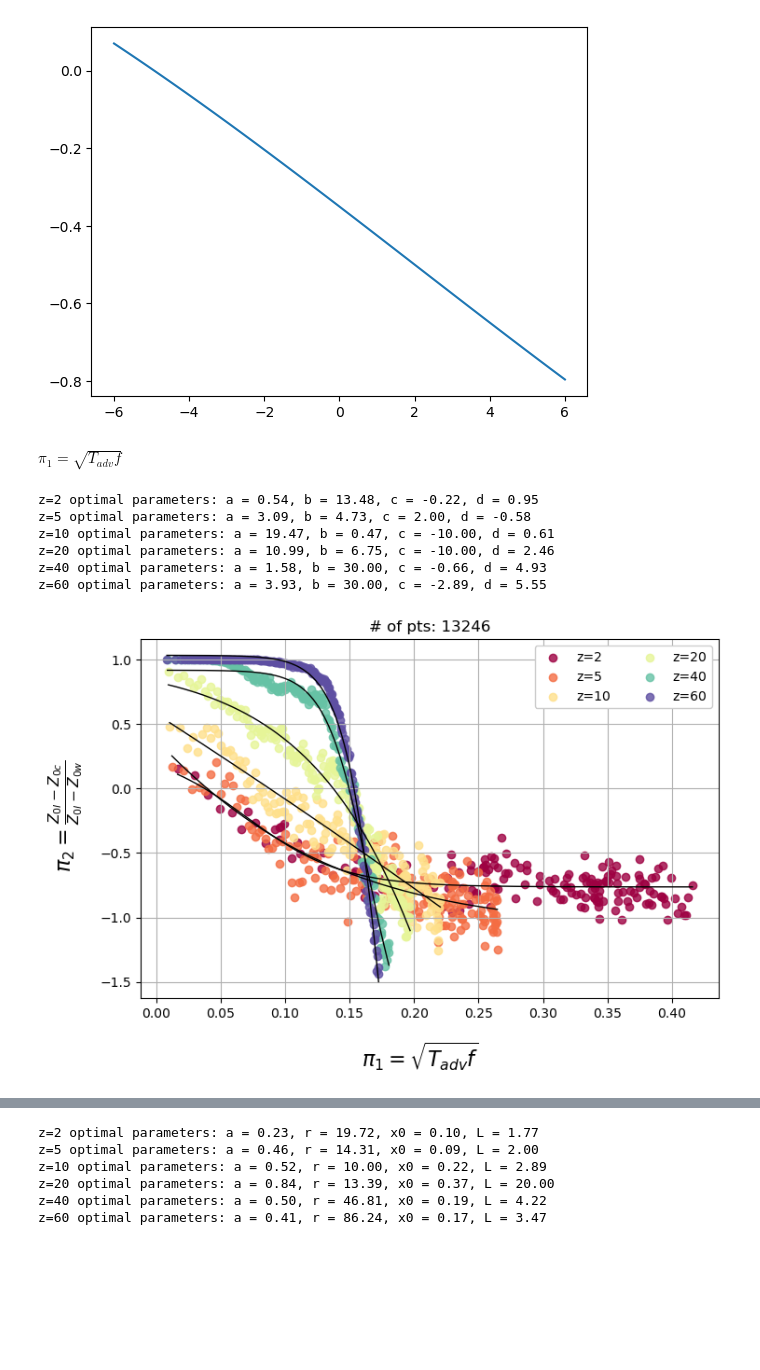
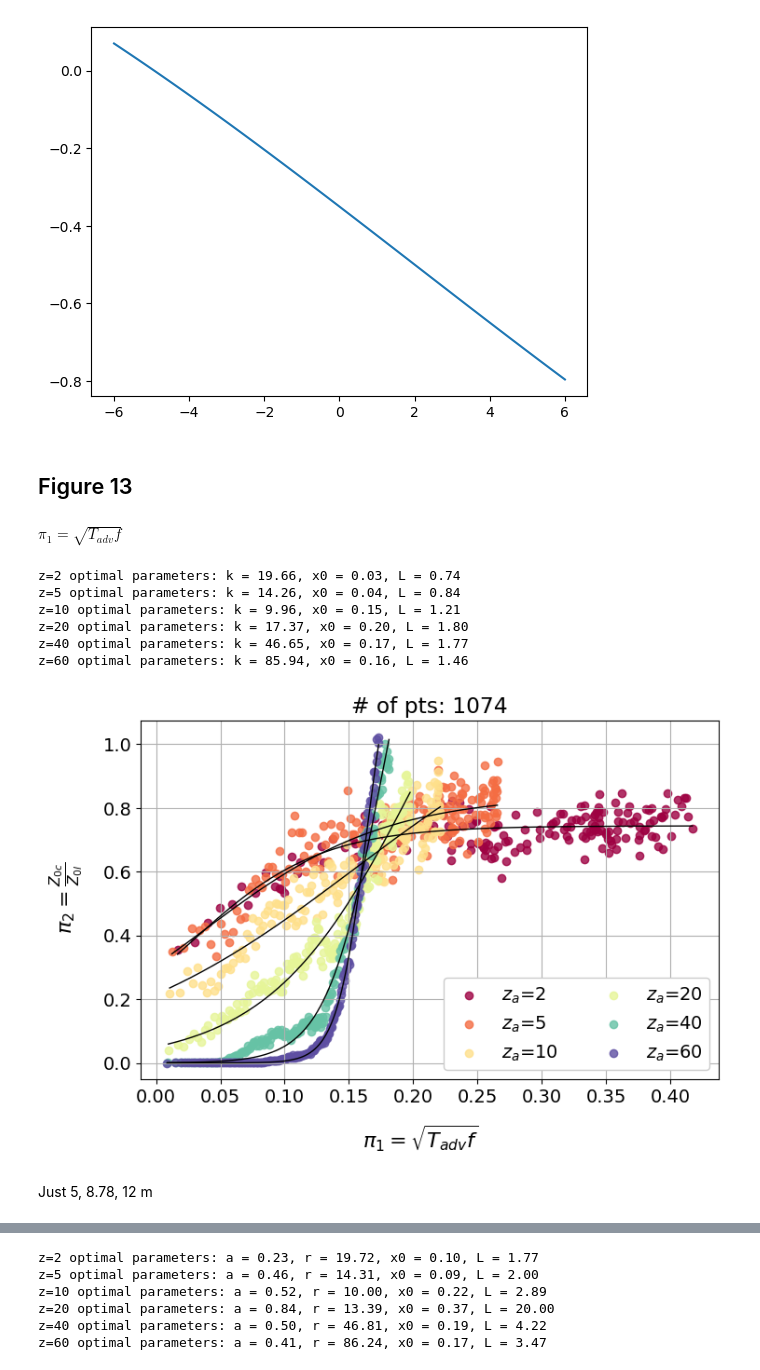
Before and after one commit to jameshlywiak/ABL-surface-layer, a Jupyter notebook: umn_LES.ipynb, the cells around one changed output, grey strips where cells are left out. Saved outputs shown, nothing was run; the diff lists cells and outputs as text; code cells hidden in the pictures; blank space fills up the shorter version.

```diff
--- a/umn_LES.ipynb
+++ b/umn_LES.ipynb
@@ -64,15 +64,14 @@ Data variables: (12/13)
 # %% [markdown]
 ## Diagnostics
 # %%
-
 g = 9.81
 vonk = 0.4
-f = 2*np.sin(36.5*np.pi/180)*(7.29e-5)
+f = 2*np.sin(36.8*np.pi/180)*(7.29e-5)
 
 wsp = (ds.U**2 + ds.V**2 + ds.W**2)**(1/2)
 hwsp = (ds.U**2 + ds.V**2)**(1/2)
 ust = (ds.UpWp**2 + ds.VpWp**2)**(1/4)
-wst = (ds.Height*g*ds.WpTp / ds.T)**(1/3)
+wst3 = (ds.Height*g*ds.WpTp / ds.T)**(1)
 Lob = -(ds.T*ust**3) / (vonk*g*ds.WpTp)
 zL = ds.Height / Lob
 Tadv = np.tile(ds.X_coast.values, (len(ds.Height.values), 1)) / ds.U.values
@@ -89,7 +88,7 @@ z0 = np.transpose(np.tile(ds.Height.values, (len(ds.X_coast.values), 1))) * np.e
 ds['wsp'] = (['Height', 'X_coast'], wsp.values)
 ds['hwsp'] = (['Height', 'X_coast'], hwsp.values)
 ds['ustar'] = (['Height', 'X_coast'], ust.values)
-ds['wstar'] = (['Height', 'X_coast'], wst.values)
+ds['wstar3'] = (['Height', 'X_coast'], wst3.values)
 ds['L_ob'] = (['Height', 'X_coast'], Lob.values)
 ds['zL'] = (['Height', 'X_coast'], zL.values)
 ds['Tadv'] = (['Height', 'X_coast'], Tadv)
@@ -819,10 +1001,13 @@ ax.set_ylim([-2, 1])
 # %% [output]
 (-2.0, 1.0)
 [figure]
+# %% [markdown]
+## Figure 13
 # %% [markdown]
 $\pi_1=\sqrt{T_{adv}f}$
 # %%
 ## select heights
+plt.rcParams.update({'font.size': 14})
 saveplt = 1
 
 qheight = [2, 5, 10, 20, 40, 60]
@@ -832,21 +1017,21 @@ X, Z = np.meshgrid(ds.X_coast, ds.Height)
 
 tke = ds.TKE
 tadv = (X/ds.hwsp)
-z0_land = 0.42
+z0_land = 1
 z0_water = 0
-f = 2*np.sin(36.5*np.pi/180)*(7.29e-5)
+f = 2*np.sin(36.8*np.pi/180)*(7.29e-5)
 
-pi1 = np.sqrt(tadv*f).where(mask, drop=True)
-pi2 = ((z0_land - ds.z0)/(z0_land - z0_water)).where(mask, drop=True)
+pi1 = (np.sqrt(tadv*f)).where(mask, drop=True)
+pi2 = (ds.z0/z0_land).where(mask, drop=True)
 
 N = len(qheight)
 cmap = cm.Spectral
 colors = cmap(np.linspace(0, 1, N))
 
-#lower_bounds = np.array([0, 0, -1, -0.1])
-#upper_bounds = np.array([2, 10, 2, 0.5])
-lower_bounds = np.array([0, -20, -10, -10])
-upper_bounds = np.array([20, 30, 2, 10])
+lower_bounds = np.array([0, -1, 0])
+upper_bounds = np.array([100, 2, 1.8])
+#lower_bounds = np.array([0, -20, -10, -10])
+#upper_bounds = np.array([20, 30, 2, 10])
 
 opts = np.array([
     [0.1, 1, 2, 0],
@@ -858,61 +1043,67 @@ opts = np.array([
     [6, 1, -4, 0],
 ])
 
+opts = np.ones((N,3))
+
 fig, ax = plt.subplots(1,1, figsize=(8,5))
 ax.grid()
 
-popt = np.zeros((len(qheight), 4))
+popt = np.zeros((len(qheight), 3))
+count = 0
 
 for q,h in enumerate(qheight):
     xdata = pi1.interp(Height=h)
     ydata = pi2.interp(Height=h)
-    ax.scatter(xdata, ydata, color=colors[q], label=f'z={h}', alpha=0.8)
+    ax.scatter(xdata, ydata, color=colors[q], label=f'$z_a$={h}', alpha=0.8)
+    count += len(xdata)
 
     # Fit the model to the data
     #initial_guess = [h/(z0_land-z0_water), 1/h, 2]  # Initial guesses for the parameters a and b
     initial_guess = opts[q]  # Initial guesses for the parameters a and b
     kwargs = {'maxfev': 10000, 'bounds': (lower_bounds, upper_bounds)}
-    popt[q,:], pcov = curve_fit(mod_tanh, xdata, ydata, p0=initial_guess, **kwargs)
+    popt[q,:], pcov = curve_fit(logistic, xdata, ydata, p0=initial_guess, **kwargs)
 
     # Extract the optimal parameters
-    print(f"z={h} optimal parameters: a = {popt[q,0]:.2f}, b = {popt[q,1]:.2f}, c = {popt[q,2]:.2f}, d = {popt[q,3]:.2f}")
-    #print(f"z={h} optimal parameters: a = {popt[q,0]:.2f}, b = {popt[q,1]:.2f}, c = {popt[q,2]:.2f}")
+    #print(f"z={h} optimal parameters: a = {popt[q,0]:.2f}, b = {popt[q,1]:.2f}, c = {popt[q,2]:.2f}, d = {popt[q,3]:.2f}")
+    print(f"z={h} optimal parameters: k = {popt[q,0]:.2f}, x0 = {popt[q,1]:.2f}, L = {popt[q,2]:.2f}")
     #print(f"z={h} optimal parameters: a = {popt[q,0]:.2f}, b = {popt[q,1]:.2f}")
     xpts = np.linspace(xdata.min(), xdata.max(), 10000)
     #xpts = np.logspace(-2, 5, 10000)
-    ax.plot(xpts, mod_tanh(xpts, *popt[q,:]), color='k', lw=1)
+    ax.plot(xpts, logistic(xpts, *popt[q,:]), color='k', lw=1)
     #if q>3: ax.plot(xpts, mod_tanh(xpts, 10, b=0.1, c=1, d=0), color=colors[q], ls='--')
 
-ax.set_title(f'# of pts: {pi1.size}')
+ax.set_title(f'# of pts: {count}')
 
 #ax.annotate(r'$\leftarrow$ Lower TKE, Residence time',
 #            (1e-2, -1.8), fontsize=10,
 #            bbox=dict(facecolor='white', edgecolor='black'))
 #ax.annotate(r'Higher TKE, Residence time $\rightarrow$ ',
 #            (8e1, -1.8), fontsize=10,
 #            bbox=dict(facecolor='white', edgecolor='black'))
 #ax.annotate(r'$\leftarrow$ Higher $Z_{0c}$', (2e-3, -1.2),  fontsize=10, rotation='vertical',
 #            bbox=dict(facecolor='white', edgecolor='black'))
 #ax.annotate(r'Lower $Z_{0c} \rightarrow$ ', (2e-3, 0.1),  fontsize=10, rotation='vertical',
 #            bbox=dict(facecolor='white', edgecolor='black'))
 
 fig.supxlabel(r'$\pi_1=\sqrt{T_{adv}f}$', fontsize=16, y=-0.05)
-fig.supylabel(r'$\pi_2=\frac{Z_{0l}-Z_{0c}}{Z_{0l}-Z_{0w}}$', fontsize=16, x=0)
+fig.supylabel(r'$\pi_2=\frac{Z_{0c}}{Z_{0l}}$', fontsize=16, x=0)
 
 #ax.set_xscale('log')
 #ax.set_yscale('log')
 #ax.set_ylim([-2, 1.4])
 #ax.set_xlim([1e-3, 1e5])
 ax.legend(ncol=2, framealpha=1, fontsize='medium')
 
 if saveplt == 1:
     fig.savefig('z0_pi_sim_tadvf.png', dpi=200, bbox_inches='tight')
-    fig.savefig('z0_pi_sim_tadvf.pdf', dpi=200)
+    fig.savefig('z0_pi_sim_tadvf.pdf', bbox_inches='tight')
 # %% [output]
-z=2 optimal parameters: a = 0.54, b = 13.48, c = -0.22, d = 0.95
-z=5 optimal parameters: a = 3.09, b = 4.73, c = 2.00, d = -0.58
-z=10 optimal parameters: a = 19.47, b = 0.47, c = -10.00, d = 0.61
-z=20 optimal parameters: a = 10.99, b = 6.75, c = -10.00, d = 2.46
-z=40 optimal parameters: a = 1.58, b = 30.00, c = -0.66, d = 4.93
-z=60 optimal parameters: a = 3.93, b = 30.00, c = -2.89, d = 5.55
+z=2 optimal parameters: k = 19.66, x0 = 0.03, L = 0.74
+z=5 optimal parameters: k = 14.26, x0 = 0.04, L = 0.84
+z=10 optimal parameters: k = 9.96, x0 = 0.15, L = 1.21
+z=20 optimal parameters: k = 17.37, x0 = 0.20, L = 1.80
+z=40 optimal parameters: k = 46.65, x0 = 0.17, L = 1.77
+z=60 optimal parameters: k = 85.94, x0 = 0.16, L = 1.46
-[figure, old version]
+[figure, new version]
+# %% [markdown]
+Just 5, 8.78, 12 m
```
Also changed, not shown: parts of 15 cells of this notebook, 2 other files.
